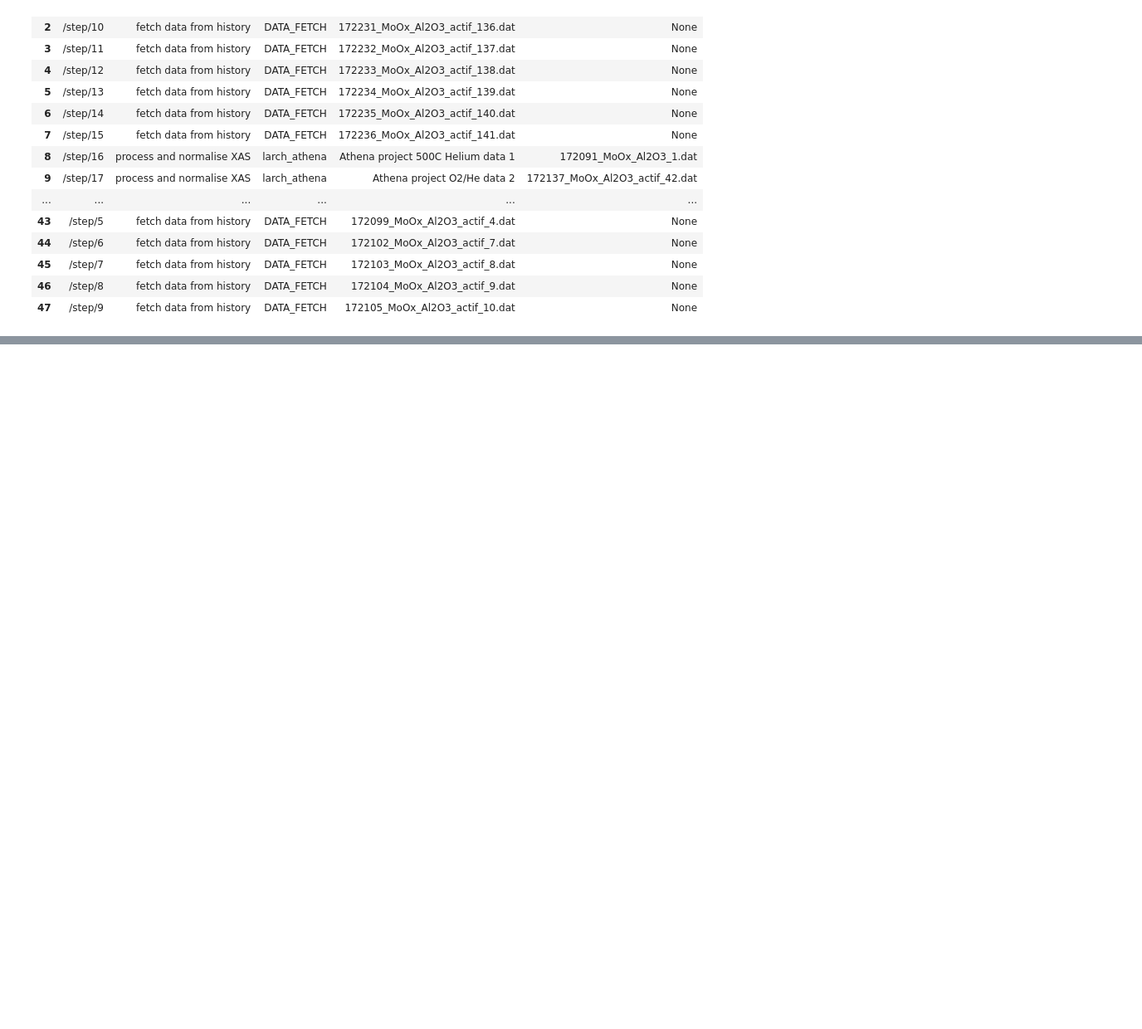
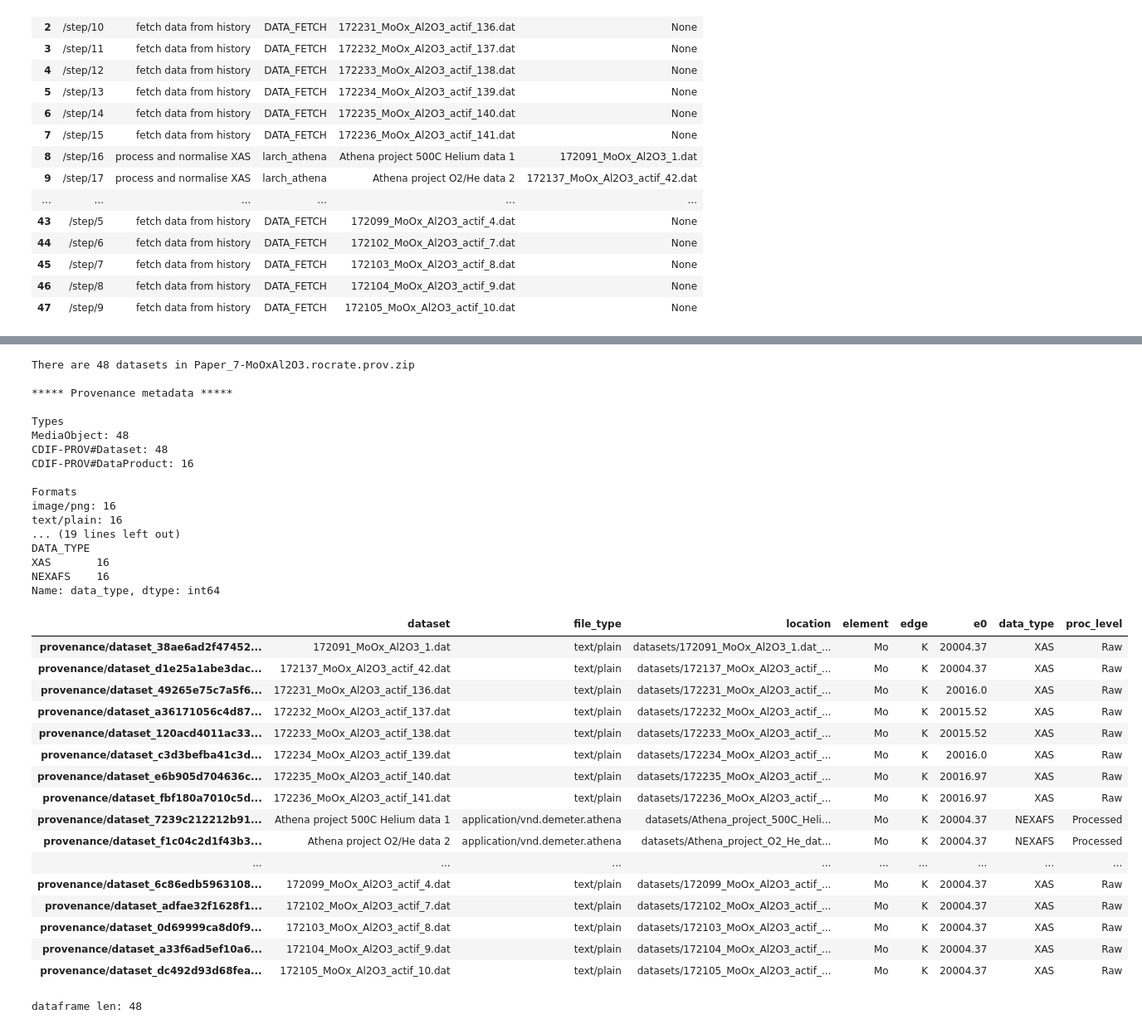
Before and after one commit to scman1/Galaxy-RO-Crate-Parse, a Jupyter notebook: Use RO-Crate Datasets.ipynb, the cells around one changed output, grey strips where cells are left out. Shown at 83% size. Saved outputs shown, nothing was run; the diff lists cells and outputs as text; code cells hidden in the pictures; blank space fills up the shorter version.

```diff
--- a/Use RO-Crate Datasets.ipynb
+++ b/Use RO-Crate Datasets.ipynb
@@ -447,0 +469,38 @@ display(HTML(datasets_provenance.to_html().replace("\\n","<br>")))
+# %%
+df_datasets = get_datasets_metadata(file_path)
+# %% [output]
+There are 48 datasets in Paper_7-MoOxAl2O3.rocrate.prov.zip
+
+***** Provenance metadata *****
+
+Types
+MediaObject: 48
+CDIF-PROV#Dataset: 48
+CDIF-PROV#DataProduct: 16
+
+Formats
+image/png: 16
+text/plain: 16
+... (19 lines left out)
+DATA_TYPE
+XAS       16
+NEXAFS    16
+Name: data_type, dtype: int64
+|  | dataset | file_type | location | element | edge | e0 | data_type | proc_level |
+| provenance/dataset_38ae6ad2f47452... | 172091_MoOx_Al2O3_1.dat | text/plain | datasets/172091_MoOx_Al2O3_1.dat_... | Mo | K | 20004.37 | XAS | Raw |
+| provenance/dataset_d1e25a1abe3dac... | 172137_MoOx_Al2O3_actif_42.dat | text/plain | datasets/172137_MoOx_Al2O3_actif_... | Mo | K | 20004.37 | XAS | Raw |
+| provenance/dataset_49265e75c7a5f6... | 172231_MoOx_Al2O3_actif_136.dat | text/plain | datasets/172231_MoOx_Al2O3_actif_... | Mo | K | 20016.0 | XAS | Raw |
+| provenance/dataset_a36171056c4d87... | 172232_MoOx_Al2O3_actif_137.dat | text/plain | datasets/172232_MoOx_Al2O3_actif_... | Mo | K | 20015.52 | XAS | Raw |
+| provenance/dataset_120acd4011ac33... | 172233_MoOx_Al2O3_actif_138.dat | text/plain | datasets/172233_MoOx_Al2O3_actif_... | Mo | K | 20015.52 | XAS | Raw |
+| provenance/dataset_c3d3befba41c3d... | 172234_MoOx_Al2O3_actif_139.dat | text/plain | datasets/172234_MoOx_Al2O3_actif_... | Mo | K | 20016.0 | XAS | Raw |
+| provenance/dataset_e6b905d704636c... | 172235_MoOx_Al2O3_actif_140.dat | text/plain | datasets/172235_MoOx_Al2O3_actif_... | Mo | K | 20016.97 | XAS | Raw |
+| provenance/dataset_fbf180a7010c5d... | 172236_MoOx_Al2O3_actif_141.dat | text/plain | datasets/172236_MoOx_Al2O3_actif_... | Mo | K | 20016.97 | XAS | Raw |
+| provenance/dataset_7239c212212b91... | Athena project 500C Helium data 1 | application/vnd.demeter.athena | datasets/Athena_project_500C_Heli... | Mo | K | 20004.37 | NEXAFS | Processed |
+| provenance/dataset_f1c04c2d1f43b3... | Athena project O2/He data 2 | application/vnd.demeter.athena | datasets/Athena_project_O2_He_dat... | Mo | K | 20004.37 | NEXAFS | Processed |
+| ... | ... | ... | ... | ... | ... | ... | ... | ... |
+| provenance/dataset_6c86edb5963108... | 172099_MoOx_Al2O3_actif_4.dat | text/plain | datasets/172099_MoOx_Al2O3_actif_... | Mo | K | 20004.37 | XAS | Raw |
+| provenance/dataset_adfae32f1628f1... | 172102_MoOx_Al2O3_actif_7.dat | text/plain | datasets/172102_MoOx_Al2O3_actif_... | Mo | K | 20004.37 | XAS | Raw |
+| provenance/dataset_0d69999ca8d0f9... | 172103_MoOx_Al2O3_actif_8.dat | text/plain | datasets/172103_MoOx_Al2O3_actif_... | Mo | K | 20004.37 | XAS | Raw |
+| provenance/dataset_a33f6ad5ef10a6... | 172104_MoOx_Al2O3_actif_9.dat | text/plain | datasets/172104_MoOx_Al2O3_actif_... | Mo | K | 20004.37 | XAS | Raw |
+| provenance/dataset_dc492d93d68fea... | 172105_MoOx_Al2O3_actif_10.dat | text/plain | datasets/172105_MoOx_Al2O3_actif_... | Mo | K | 20004.37 | XAS | Raw |
+dataframe len: 48
```
Also changed, not shown: parts of 15 cells of this notebook, 2 other files.
